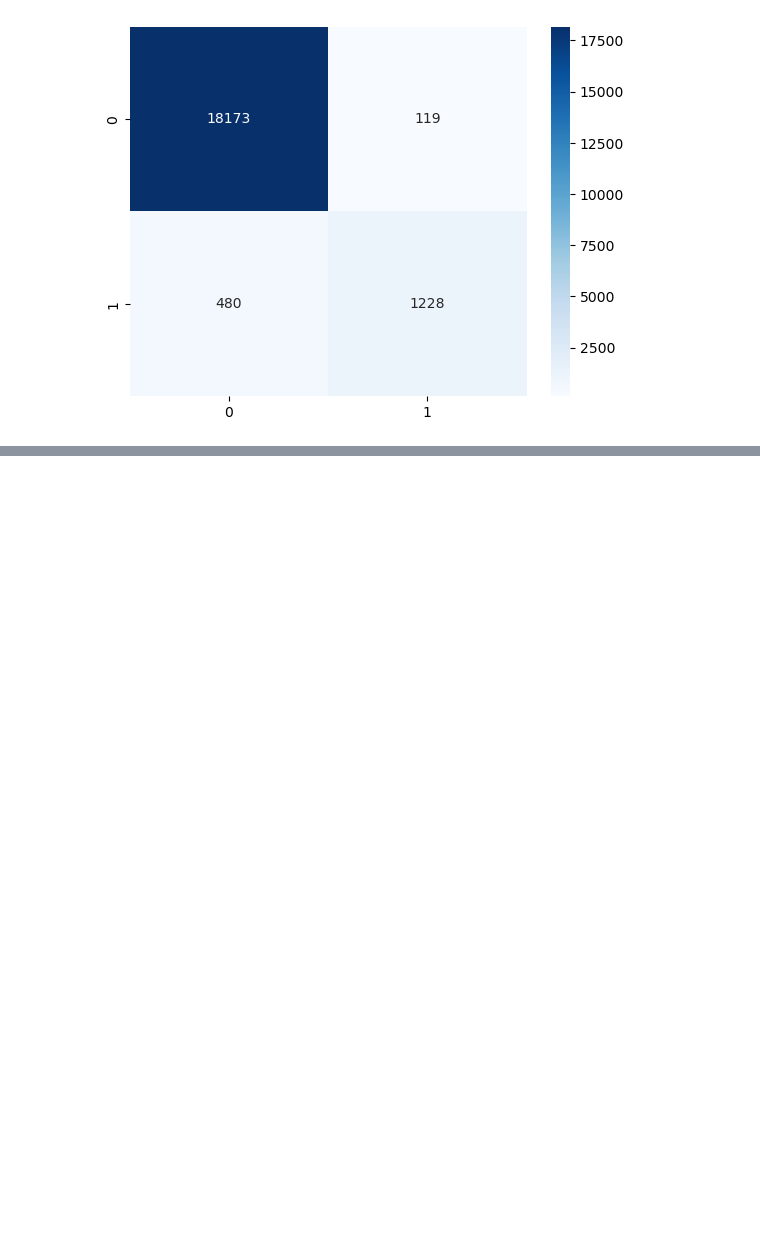
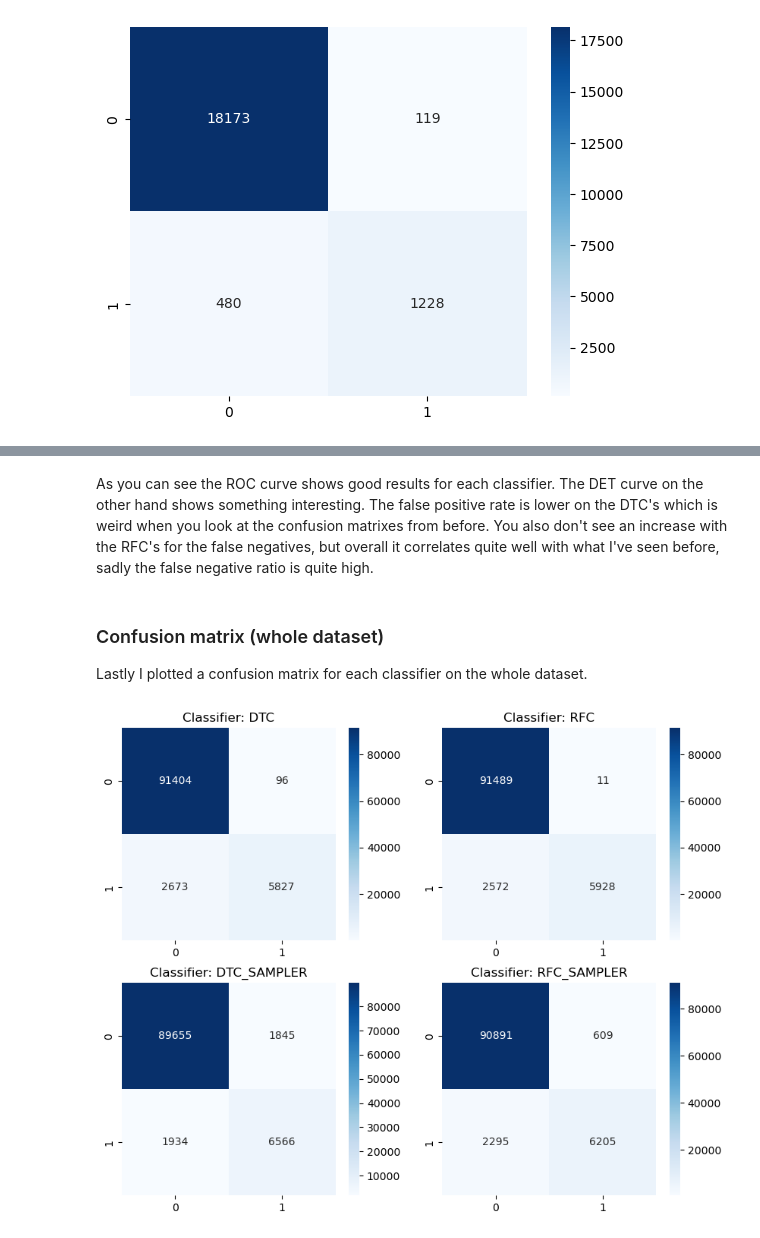
Before and after one commit to jarnoweemen/ML_Practice_Assignments, a Jupyter notebook: Practice 2/Practice 2 - Diabetes.ipynb, the cells around one changed output, grey strips where cells are left out. Drawn from its saved outputs; the diff is of its cells as text; code cells hidden in the pictures; blank space fills up the shorter version.

```diff
--- a/Practice 2/Practice 2 - Diabetes.ipynb
+++ b/Practice 2/Practice 2 - Diabetes.ipynb
@@ -521,0 +549,18 @@ From the data I currently have, I would probably want to go for the RFC with sam
+# %% [markdown]
+As you can see the ROC curve shows good results for each classifier. The DET curve on the other hand shows something interesting. The false positive rate is lower on the DTC's which is weird when you look at the confusion matrixes from before. You also don't see an increase with the RFC's for the false negatives, but overall it correlates quite well with what I've seen before, sadly the false negative ratio is quite high.
+# %% [markdown]
+### Confusion matrix (whole dataset)
+Lastly I plotted a confusion matrix for each classifier on the whole dataset.
+# %%
+fig, axes = plt.subplots(2, 2, figsize=(10, 8))
+
+for i, (name, clf) in enumerate(classifiers.items()):
+    row = i // 2
+    col = i % 2
+    y_pred = clf.predict(X)
+    cm = confusion_matrix(y, y_pred)
+    sns.heatmap(cm, annot=True, fmt='d', cmap='Blues', ax=axes[row, col])
+    axes[row, col].set_title(f'Classifier: {name}')
+plt.show()
+# %% [output]
+[figure, added]
```
Also changed, not shown: parts of 33 cells of this notebook.
